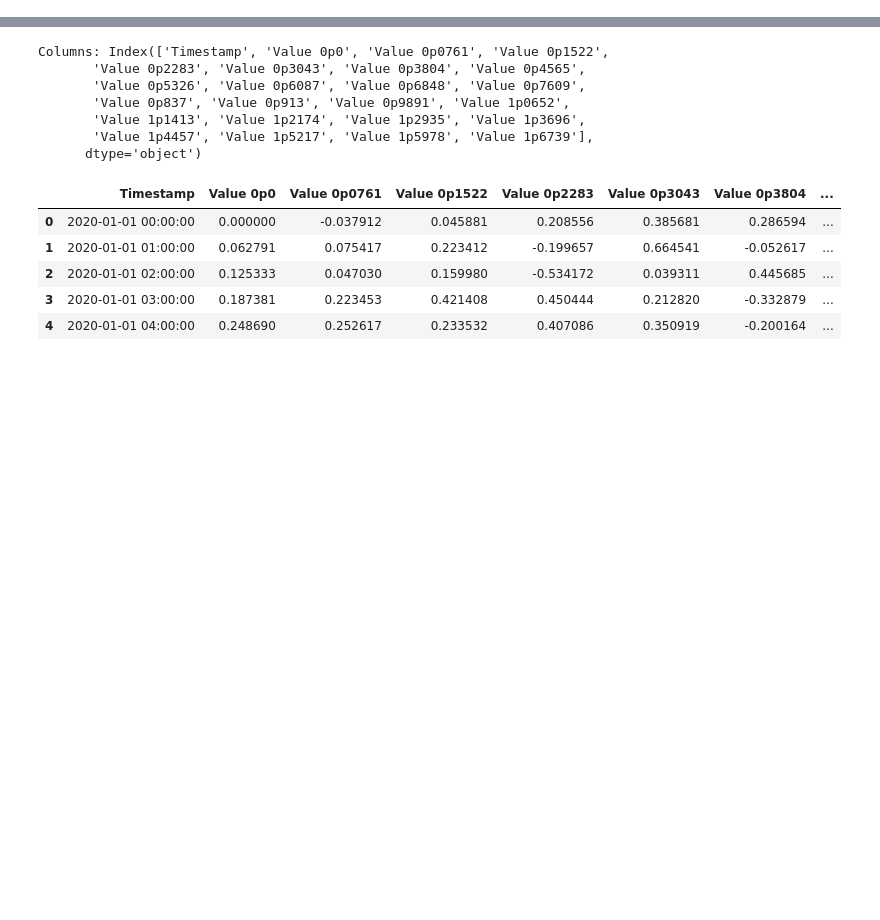
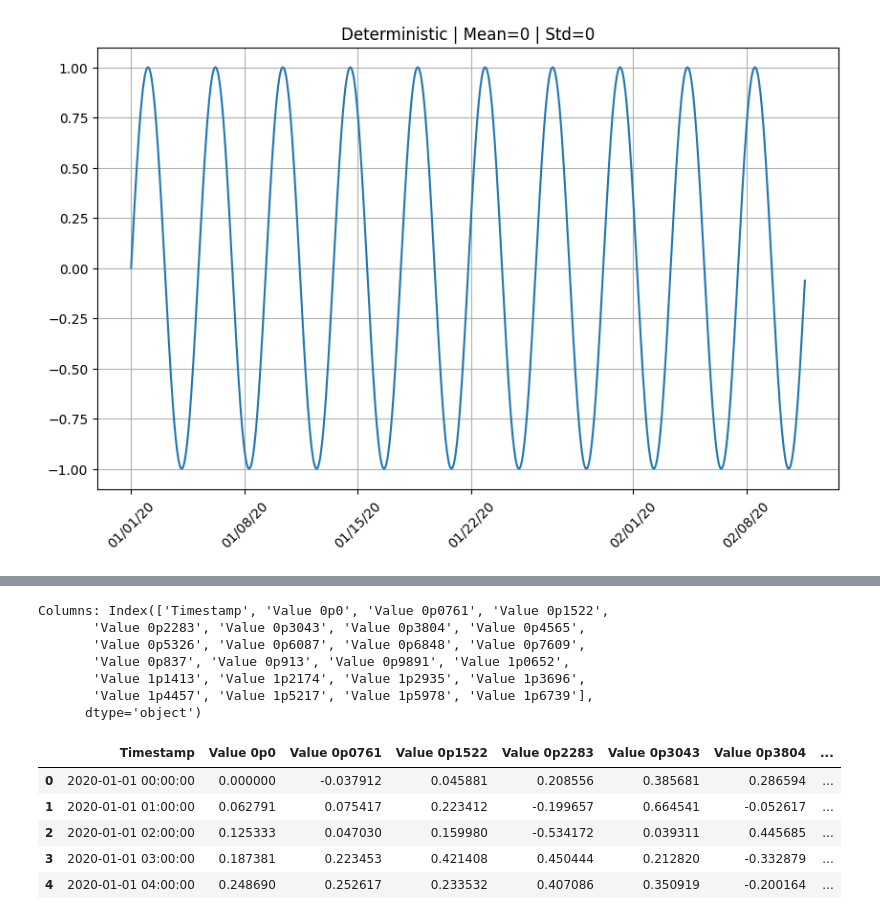
Before and after one commit to jc000222/SNP_project_codes, a Jupyter notebook: EDA for Synthetic Data.ipynb, the cells around one changed output, grey strips where cells are left out. Cells and saved outputs as stored; diff of their text form; code cells hidden in the pictures; blank space fills up the shorter version.

```diff
--- a/EDA for Synthetic Data.ipynb
+++ b/EDA for Synthetic Data.ipynb
@@ -3,0 +12,4 @@ import pandas as pd
+# %%
+df_deterministic = pd.read_csv('synthetic_data/Deterministic-Mean0std0p0.csv')
+df_deterministic['Timestamp'] = pd.to_datetime(df_deterministic['Timestamp'])
+EDA_deterministic = EDARunner(df_deterministic,"Deterministic | Mean=0 | Std=0")
@@ -3,0 +44,4 @@ import pandas as pd
+# %%
+EDA_deterministic.overview(Zoom_in=(0,1000))
+# %% [output]
+[figure, added]
```
Also changed, not shown: parts of 31 cells of this notebook, 6 other files.
